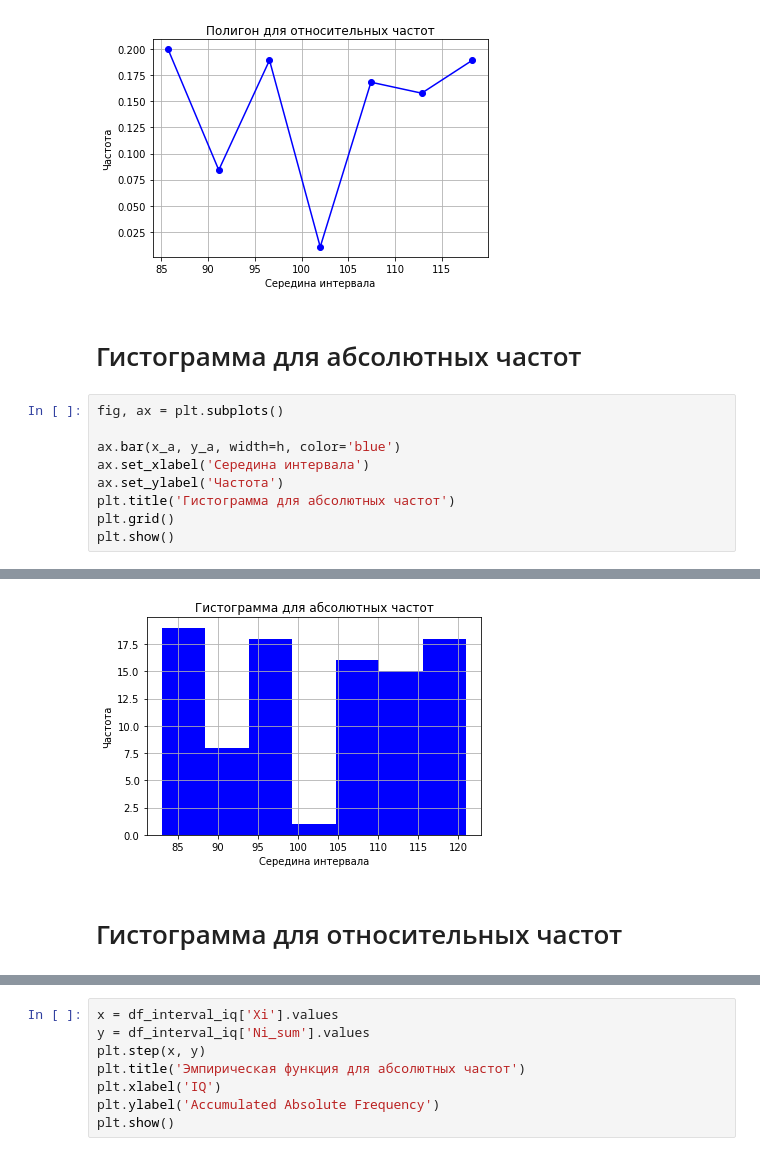
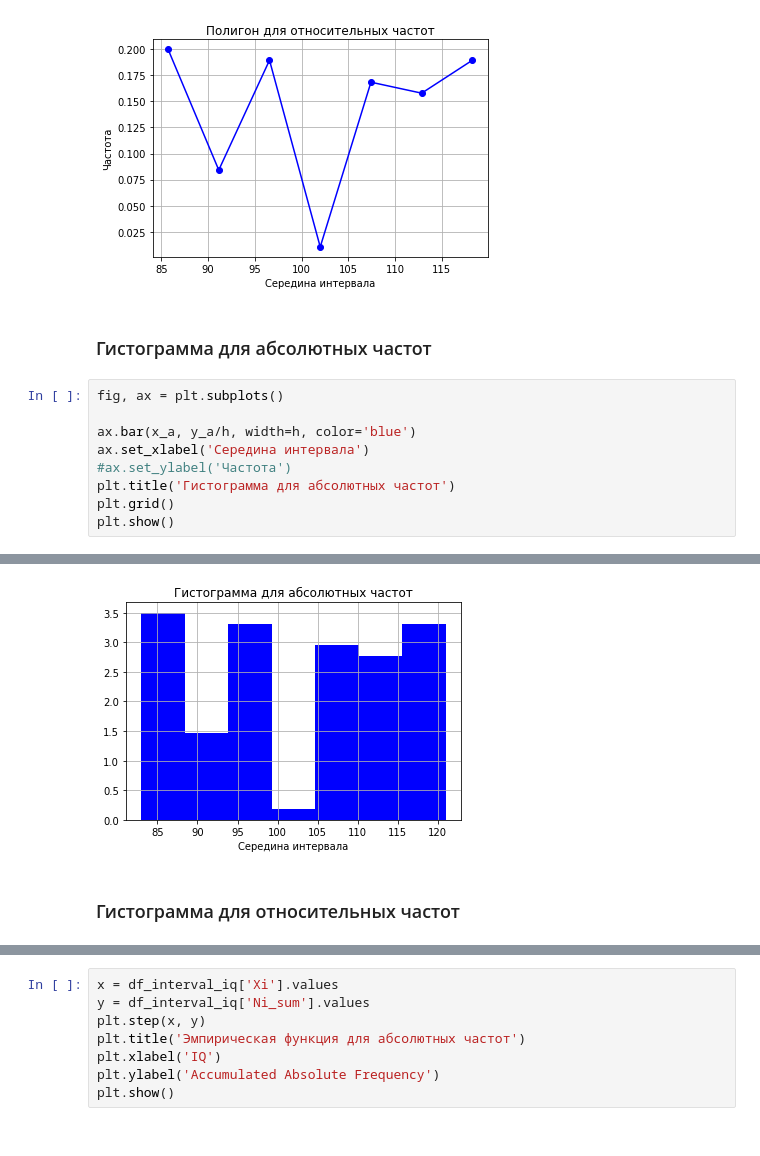
Before and after one commit to the-mvi/smedh-2023, a Jupyter notebook: 9383_Likhashva_AD_Karpekina_AA/task1.ipynb, the cells around one changed output, grey strips where cells are left out. Saved outputs shown, nothing was run; the diff lists cells and outputs as text.

```diff
--- a/9383_Likhashva_AD_Karpekina_AA/task_1.ipynb
+++ b/9383_Likhashva_AD_Karpekina_AA/task1.ipynb
@@ -305,21 +296,21 @@ plt.show()
 [interactive output not drawn]
 [figure]
 # %% [markdown]
-# Гистограмма для абсолютных частот
+### Гистограмма для абсолютных частот
 # %%
 fig, ax = plt.subplots()
 
-ax.bar(x_a, y_a, width=h, color='blue')
+ax.bar(x_a, y_a/h, width=h, color='blue')
 ax.set_xlabel('Середина интервала')
-ax.set_ylabel('Частота')
+#ax.set_ylabel('Частота')
 plt.title('Гистограмма для абсолютных частот')
 plt.grid()
 plt.show()
 # %% [output]
 [interactive output not drawn]
-[figure, old version]
+[figure, new version]
 # %% [markdown]
-# Гистограмма для относительных частот
+### Гистограмма для относительных частот
 # %%
 fig, ax = plt.subplots()
 
```
Also changed, not shown: parts of 13 cells of this notebook.
